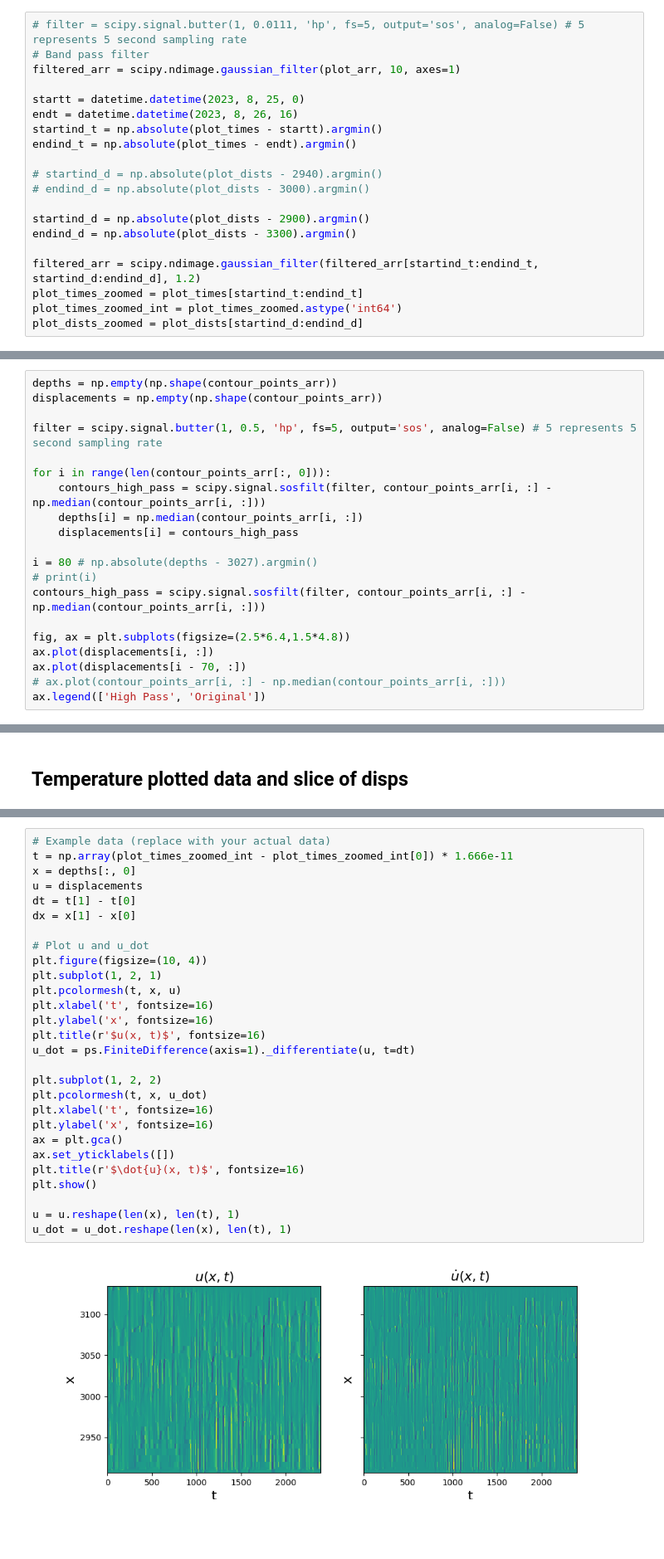
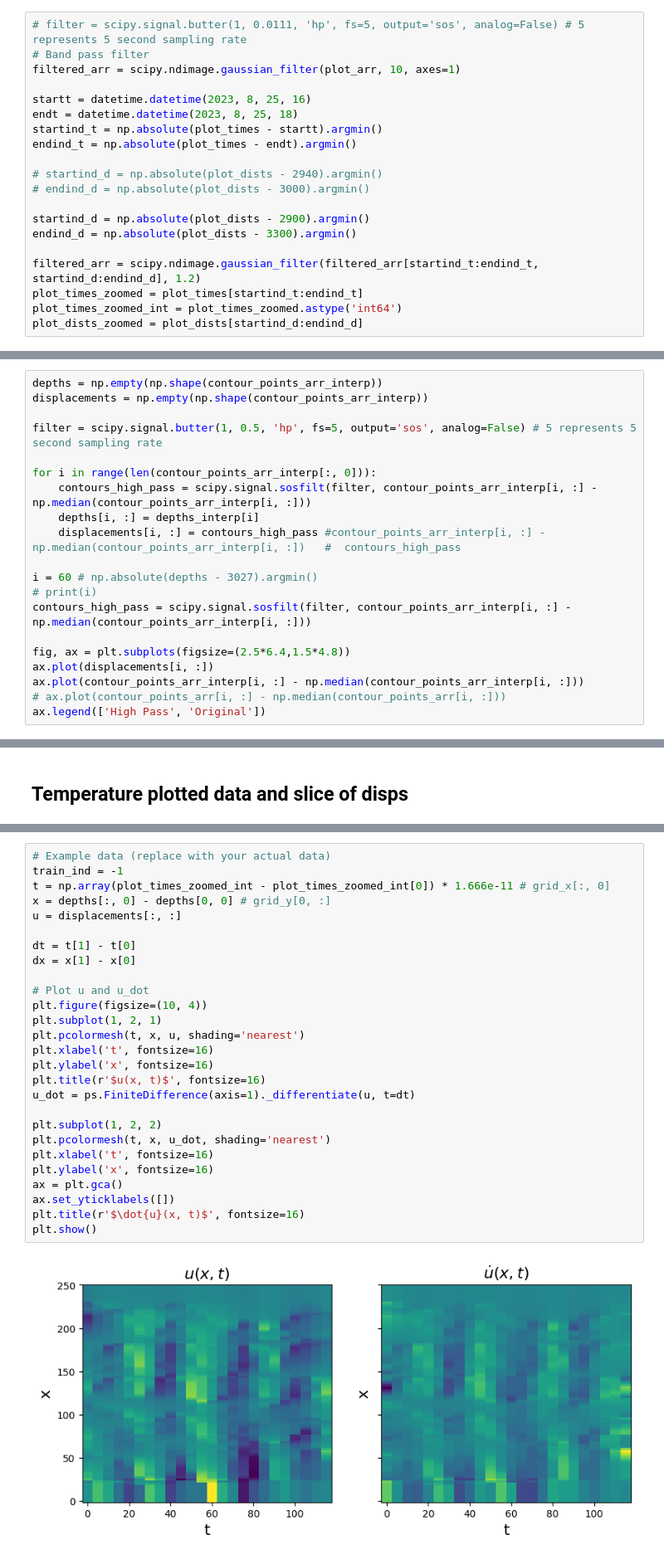
Before and after one commit to ericeberg3/UW_research, a Jupyter notebook: DTS_TG_SINDy.ipynb, the cells around one changed output, grey strips where cells are left out. Shown at 83% size. Saved outputs shown, nothing was run; the diff lists cells and outputs as text; blank space fills up the shorter version.

Commit message:
Still trying to get the SINDy stuff to work. Focused in on a very small segment of time, but the model is not fitting very well.

```diff
--- a/DTS_TG_SINDy.ipynb
+++ b/DTS_TG_SINDy.ipynb
@@ -82,8 +81,8 @@ plot_dists = dists[d_idx_start:d_idx_end]
 # Band pass filter
 filtered_arr = scipy.ndimage.gaussian_filter(plot_arr, 10, axes=1)
 
-startt = datetime.datetime(2023, 8, 25, 0)
-endt = datetime.datetime(2023, 8, 26, 16)
+startt = datetime.datetime(2023, 8, 25, 16)
+endt = datetime.datetime(2023, 8, 25, 18)
 startind_t = np.absolute(plot_times - startt).argmin()
 endind_t = np.absolute(plot_times - endt).argmin()
 
@@ -150,23 +162,23 @@ for cv in contour_values:
 # %% [markdown]
 ## Plotting
 # %%
-depths = np.empty(np.shape(contour_points_arr))
-displacements = np.empty(np.shape(contour_points_arr))
+depths = np.empty(np.shape(contour_points_arr_interp))
+displacements = np.empty(np.shape(contour_points_arr_interp))
 
 filter = scipy.signal.butter(1, 0.5, 'hp', fs=5, output='sos', analog=False) # 5 represents 5 second sampling rate
 
-for i in range(len(contour_points_arr[:, 0])):
-    contours_high_pass = scipy.signal.sosfilt(filter, contour_points_arr[i, :] - np.median(contour_points_arr[i, :]))
-    depths[i] = np.median(contour_points_arr[i, :])
-    displacements[i] = contours_high_pass
+for i in range(len(contour_points_arr_interp[:, 0])):
+    contours_high_pass = scipy.signal.sosfilt(filter, contour_points_arr_interp[i, :] - np.median(contour_points_arr_interp[i, :]))
+    depths[i, :] = depths_interp[i]
+    displacements[i, :] = contours_high_pass #contour_points_arr_interp[i, :] - np.median(contour_points_arr_interp[i, :])   #  contours_high_pass
 
-i = 80 # np.absolute(depths - 3027).argmin()
+i = 60 # np.absolute(depths - 3027).argmin()
 # print(i)
-contours_high_pass = scipy.signal.sosfilt(filter, contour_points_arr[i, :] - np.median(contour_points_arr[i, :]))
+contours_high_pass = scipy.signal.sosfilt(filter, contour_points_arr_interp[i, :] - np.median(contour_points_arr_interp[i, :]))
 
 fig, ax = plt.subplots(figsize=(2.5*6.4,1.5*4.8))
 ax.plot(displacements[i, :])
-ax.plot(displacements[i - 70, :])
+ax.plot(contour_points_arr_interp[i, :] - np.median(contour_points_arr_interp[i, :]))
 # ax.plot(contour_points_arr[i, :] - np.median(contour_points_arr[i, :]))
 ax.legend(['High Pass', 'Original'])
 # %% [output]
@@ -237,31 +336,30 @@ plt.show()
 # %%
 # Example data (replace with your actual data)
-t = np.array(plot_times_zoomed_int - plot_times_zoomed_int[0]) * 1.666e-11
-x = depths[:, 0]
-u = displacements
+train_ind = -1
+t = np.array(plot_times_zoomed_int - plot_times_zoomed_int[0]) * 1.666e-11 # grid_x[:, 0]
+x = depths[:, 0] - depths[0, 0] # grid_y[0, :]
+u = displacements[:, :]
+
 dt = t[1] - t[0]
 dx = x[1] - x[0]
 
 # Plot u and u_dot
 plt.figure(figsize=(10, 4))
 plt.subplot(1, 2, 1)
-plt.pcolormesh(t, x, u)
+plt.pcolormesh(t, x, u, shading='nearest')
 plt.xlabel('t', fontsize=16)
 plt.ylabel('x', fontsize=16)
 plt.title(r'$u(x, t)$', fontsize=16)
 u_dot = ps.FiniteDifference(axis=1)._differentiate(u, t=dt)
 
 plt.subplot(1, 2, 2)
-plt.pcolormesh(t, x, u_dot)
+plt.pcolormesh(t, x, u_dot, shading='nearest')
 plt.xlabel('t', fontsize=16)
 plt.ylabel('x', fontsize=16)
 ax = plt.gca()
 ax.set_yticklabels([])
 plt.title(r'$\dot{u}(x, t)$', fontsize=16)
 plt.show()
-
-u = u.reshape(len(x), len(t), 1)
-u_dot = u_dot.reshape(len(x), len(t), 1)
 # %% [output]
-[figure, old version]
+[figure, new version]
 # %%
```
Also changed, not shown: parts of 16 cells of this notebook, 3 other files.
